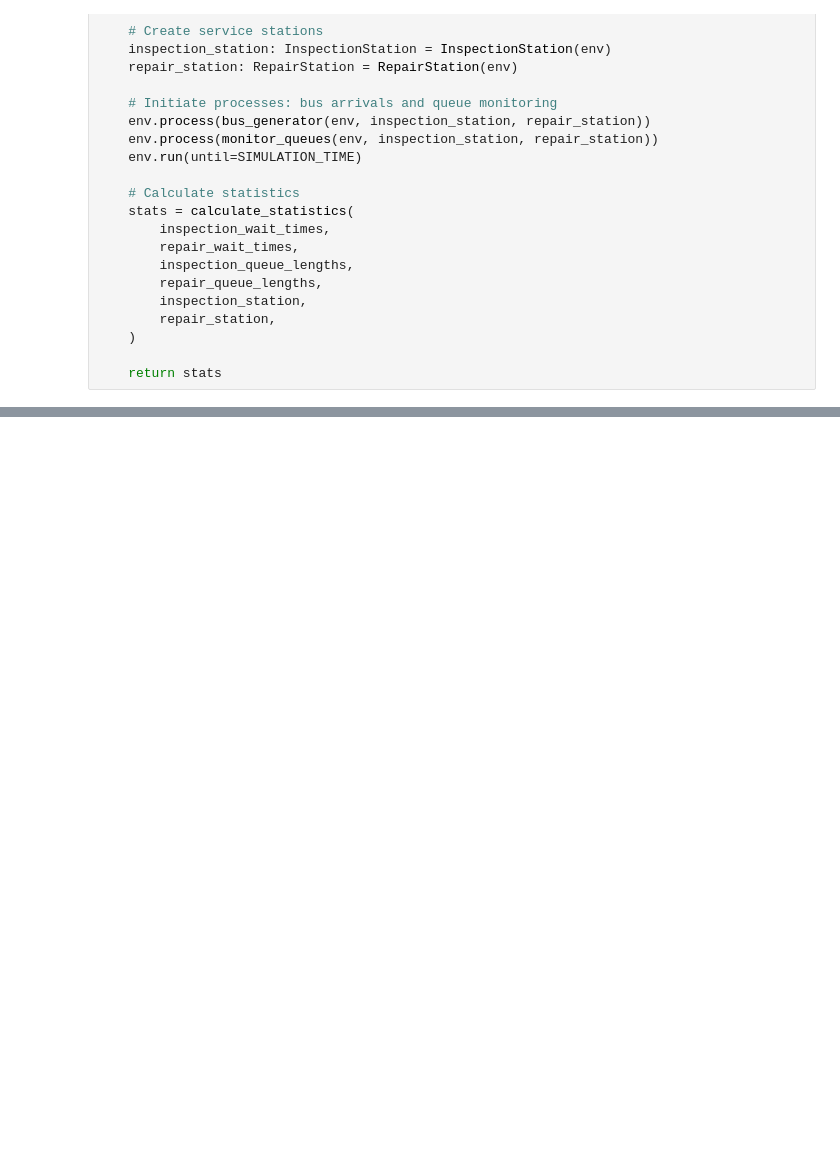
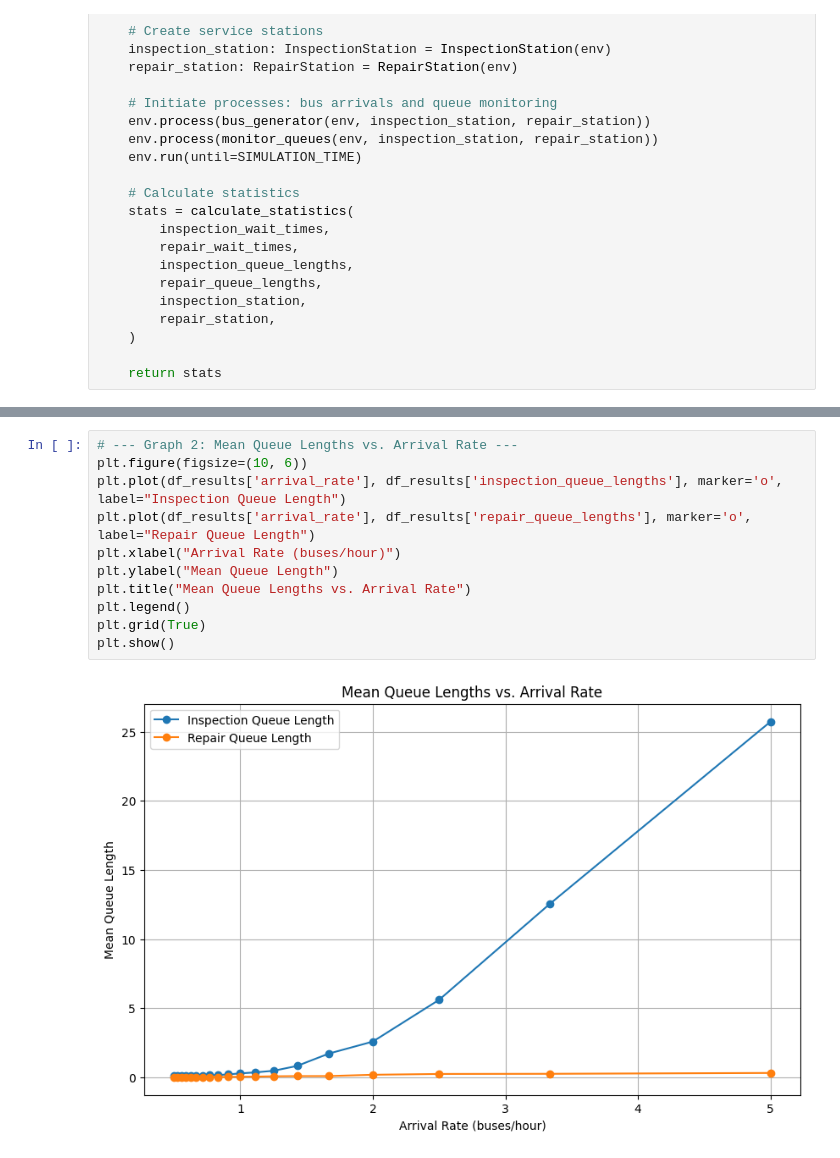
Before and after one commit to andreaoliveira9/Projeto-SO-1-Sim, a Jupyter notebook: src/exercise1_analysis.ipynb, the cells around one changed output, grey strips where cells are left out. Cells and saved outputs as stored; diff of their text form; blank space fills up the shorter version.

```diff
--- a/src/exercise1_analysis.ipynb
+++ b/src/exercise1_analysis.ipynb
@@ -289,0 +283,13 @@ print(df_results)
+# %%
+# --- Graph 2: Mean Queue Lengths vs. Arrival Rate ---
+plt.figure(figsize=(10, 6))
+plt.plot(df_results['arrival_rate'], df_results['inspection_queue_lengths'], marker='o', label="Inspection Queue Length")
+plt.plot(df_results['arrival_rate'], df_results['repair_queue_lengths'], marker='o', label="Repair Queue Length")
+plt.xlabel("Arrival Rate (buses/hour)")
+plt.ylabel("Mean Queue Length")
+plt.title("Mean Queue Lengths vs. Arrival Rate")
+plt.legend()
+plt.grid(True)
+plt.show()
+# %% [output]
+[figure, added]
```
Also changed, not shown: parts of 4 cells of this notebook.
